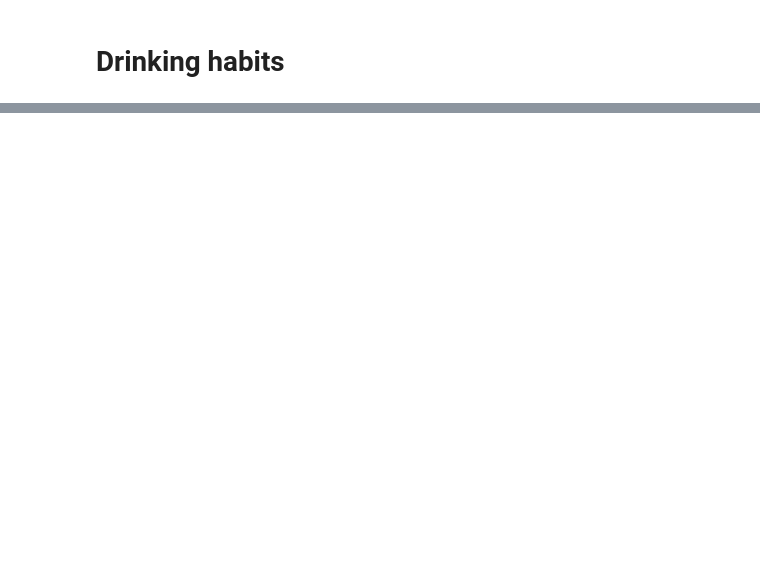
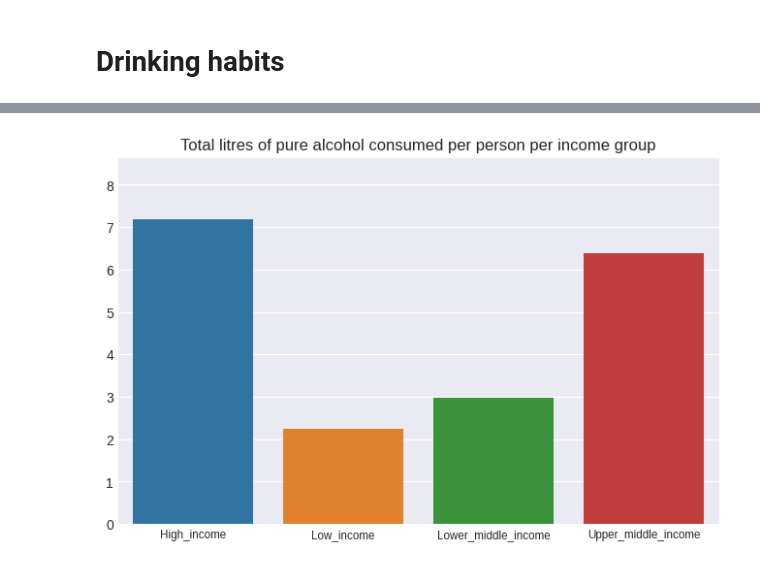
Before and after one commit to flohmannjr/Alcohol_and_Life_Expectancy, a Jupyter notebook: Alcohol_and_Life_Expectancy.ipynb, the cells around one changed output, grey strips where cells are left out. Saved outputs shown, nothing was run; the diff lists cells and outputs as text; code cells hidden in the pictures; blank space fills up the shorter version.

```diff
--- a/Alcohol_and_Life_Expectancy.ipynb
+++ b/Alcohol_and_Life_Expectancy.ipynb
@@ -274,0 +303,10 @@ for r, region in enumerate(lifeexp_regions):
+# %%
+df_drinks_expanded.sort_values(by=['income', 'country'], inplace=True)
+# %%
+sns.barplot(data=df_drinks_expanded, x='income', y='total_litres_of_pure_alcohol', estimator=np.mean, errwidth=0, palette=CMAP.name)
+
+plt.title('Total litres of pure alcohol consumed per person per income group')
+plt.xlabel('')
+plt.ylabel('');
+# %% [output]
+[figure, added]
```
Also changed, not shown: parts of 10 cells of this notebook.
